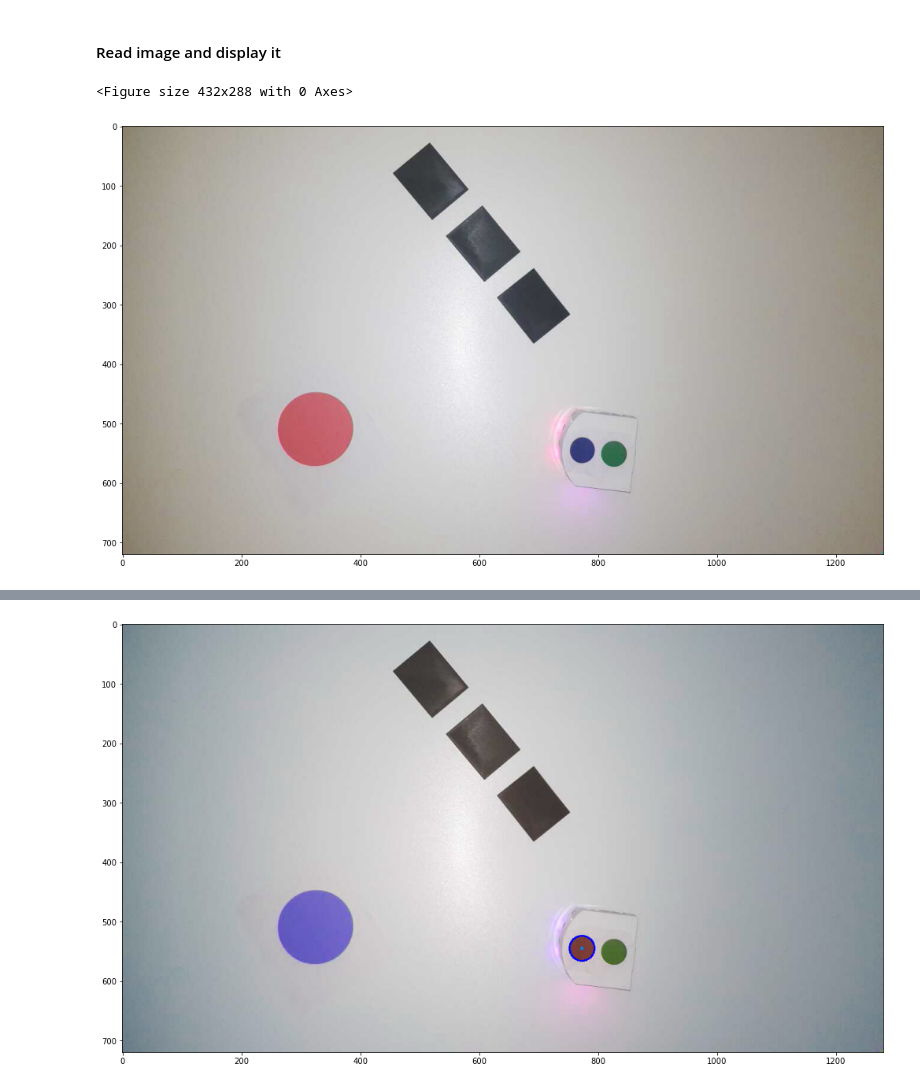
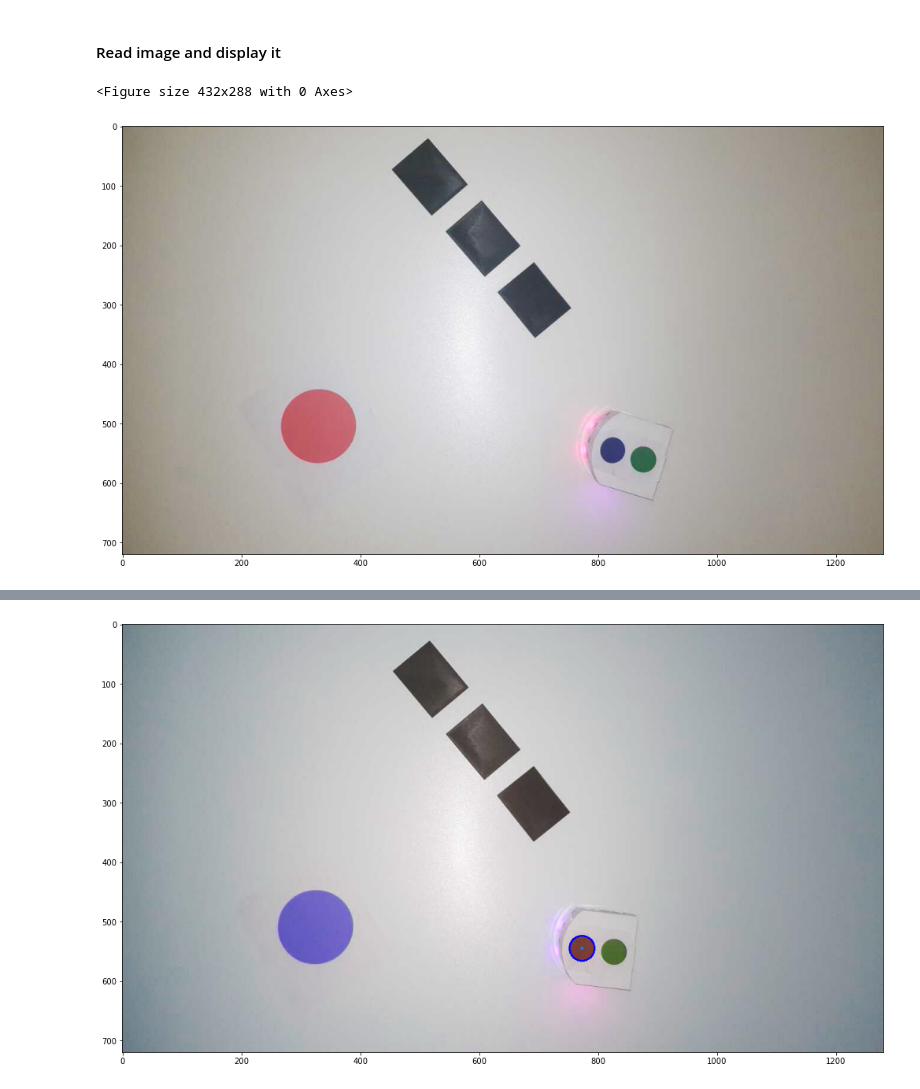
Before and after one commit to kenp-io/EPFL_MoRo_Project, a Jupyter notebook: main.ipynb, the cells around one changed output, grey strips where cells are left out. Saved outputs shown, nothing was run; the diff lists cells and outputs as text; code cells hidden in the pictures.

```diff
--- a/main.ipynb
+++ b/main.ipynb
@@ -59,23 +74,23 @@ angleToTurn: 90.56778264644487
 # %%
 #RUN CELL 1 TO HAVE IMPORTS
 %matplotlib inline
 capDebug = vision.VideoCapture("http://192.168.13.124:8080/video")
 
 plt.figure()
 viewCam = False
 
 while viewCam:
     frameDebug = capDebug.read()
     frameDebug = cv2.cvtColor(frameDebug,cv2.COLOR_BGR2RGB)
     plt.imshow(frameDebug)
     plt.show()
     time.sleep(1)
     clear_output()
 
-raw_frame = cap.read()
+raw_frame = capDebug.read()
 plt.figure(figsize = (50,10))
 plt.imshow(cv2.cvtColor(raw_frame,cv2.COLOR_BGR2RGB))
 plt.show()
 # %% [output]
 <Figure size 432x288 with 0 Axes>
-[figure, old version]
+[figure, new version]
```
Also changed, not shown: parts of 8 cells of this notebook, 5 other files.
